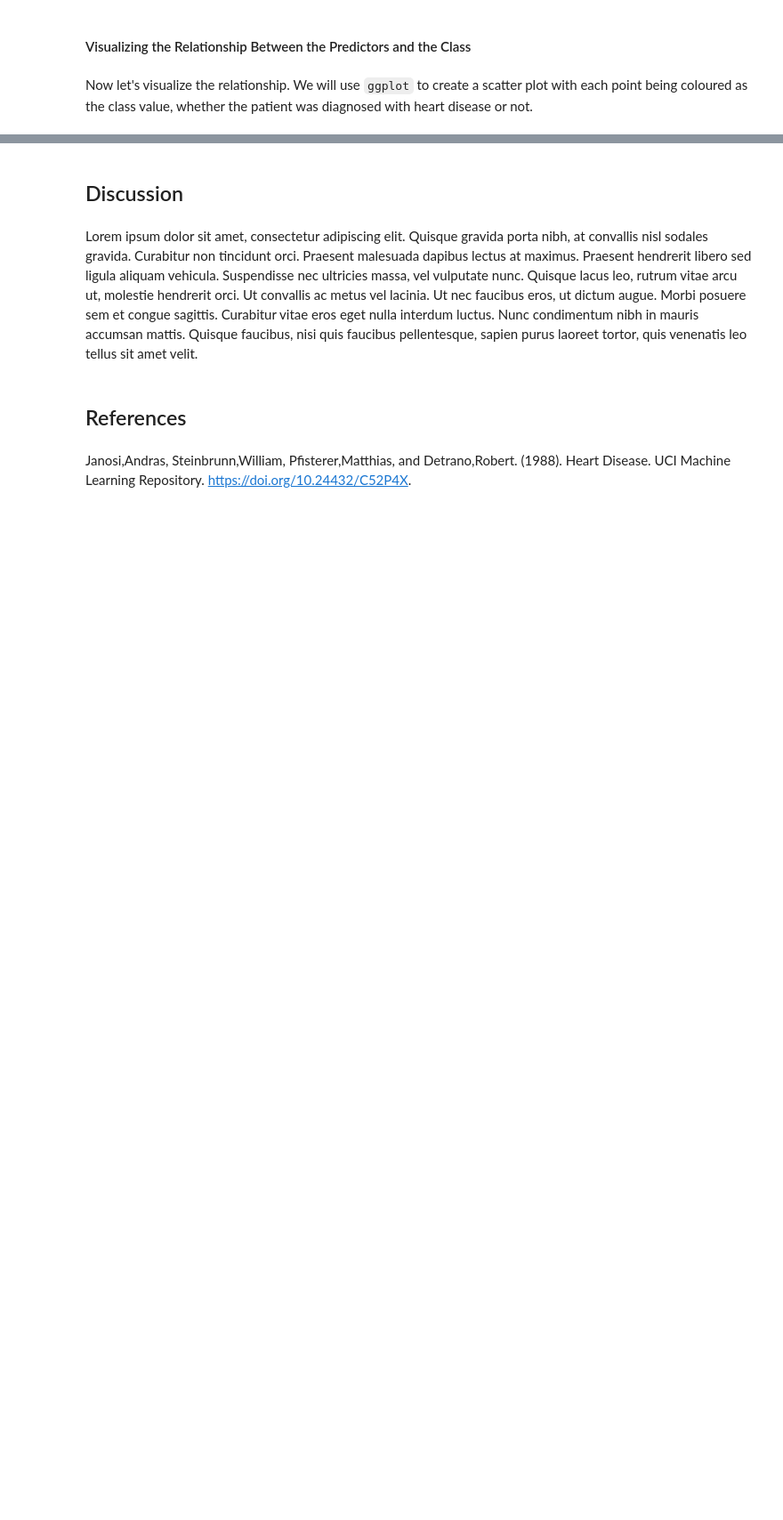
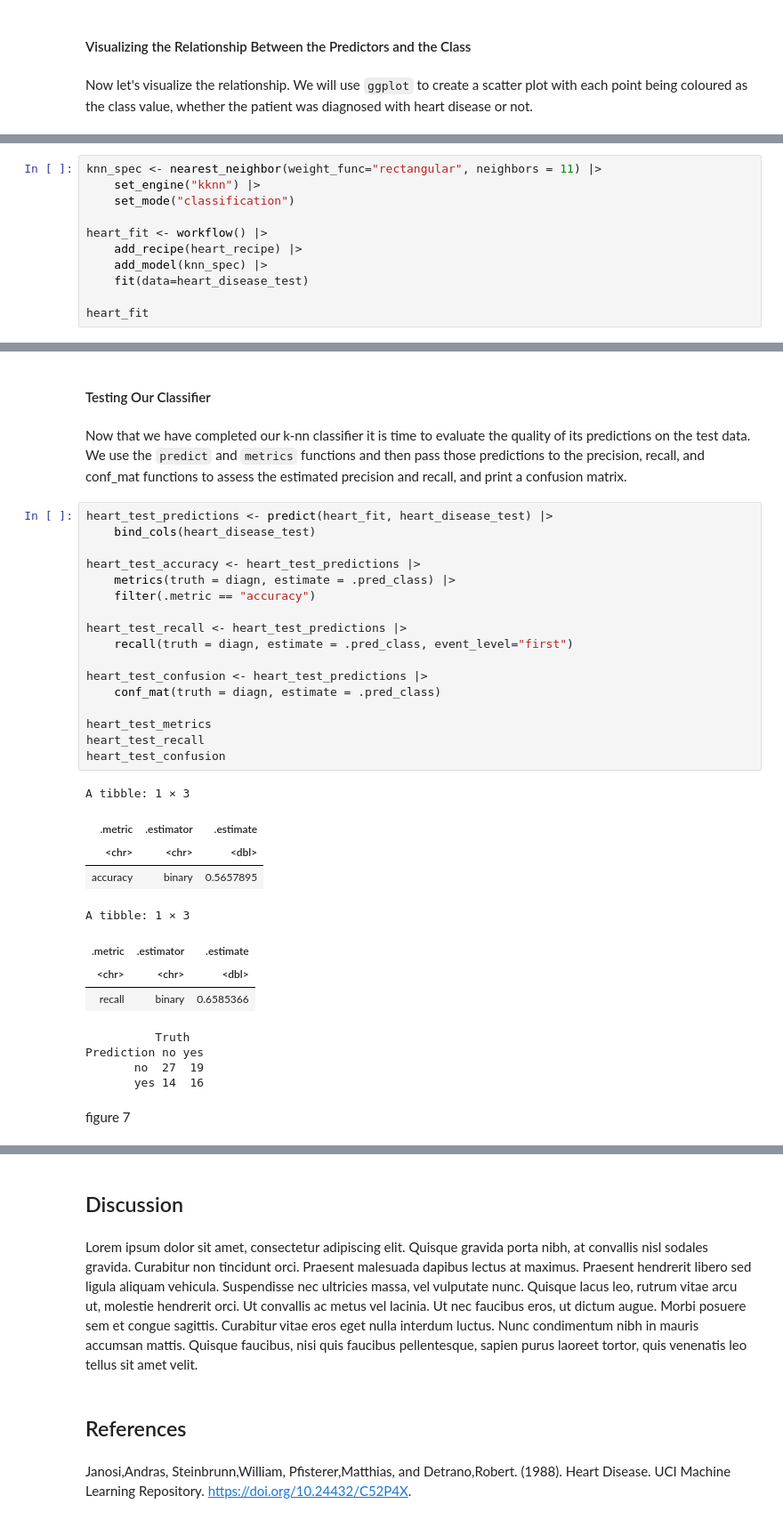
Before and after one commit to MarkSkrypnyk/group_project_report, a Jupyter notebook: group_project_report.ipynb, the cells around one changed output, grey strips where cells are left out. Shown at 89% size. Drawn from its saved outputs; the diff is of its cells as text; blank space fills up the shorter version.

```diff
--- a/group_project_report.ipynb
+++ b/group_project_report.ipynb
@@ -109,0 +178,11 @@ trestbps_vs_chol
+# %%
+knn_spec <- nearest_neighbor(weight_func="rectangular", neighbors = 11) |>
+    set_engine("kknn") |>
+    set_mode("classification")
+
+heart_fit <- workflow() |>
+    add_recipe(heart_recipe) |>
+    add_model(knn_spec) |>
+    fit(data=heart_disease_test)
+
+heart_fit
@@ -109,0 +209,36 @@ trestbps_vs_chol
+# %% [markdown]
+#### Testing Our Classifier
+# %% [markdown]
+Now that we have completed our k-nn classifier it is time to evaluate the quality of its predictions on the test data. We use the `predict` and `metrics` functions and then pass those predictions to the precision, recall, and conf_mat functions to assess the estimated precision and recall, and print a confusion matrix.
+# %%
+heart_test_predictions <- predict(heart_fit, heart_disease_test) |>
+    bind_cols(heart_disease_test)
+
+heart_test_accuracy <- heart_test_predictions |>
+    metrics(truth = diagn, estimate = .pred_class) |>
+    filter(.metric == "accuracy")
+
+heart_test_recall <- heart_test_predictions |>
+    recall(truth = diagn, estimate = .pred_class, event_level="first")
+
+heart_test_confusion <- heart_test_predictions |>
+    conf_mat(truth = diagn, estimate = .pred_class)
+
+heart_test_metrics
+heart_test_recall
+heart_test_confusion
+# %% [output]
+A tibble: 1 × 3
+| .metric | .estimator | .estimate |
+| <chr> | <chr> | <dbl> |
+| accuracy | binary | 0.5657895 |
+A tibble: 1 × 3
+| .metric | .estimator | .estimate |
+| <chr> | <chr> | <dbl> |
+| recall | binary | 0.6585366 |
+          Truth
+Prediction no yes
+       no  27  19
+       yes 14  16
+# %% [markdown]
+figure 7
```
Also changed, not shown: parts of 19 cells of this notebook.
